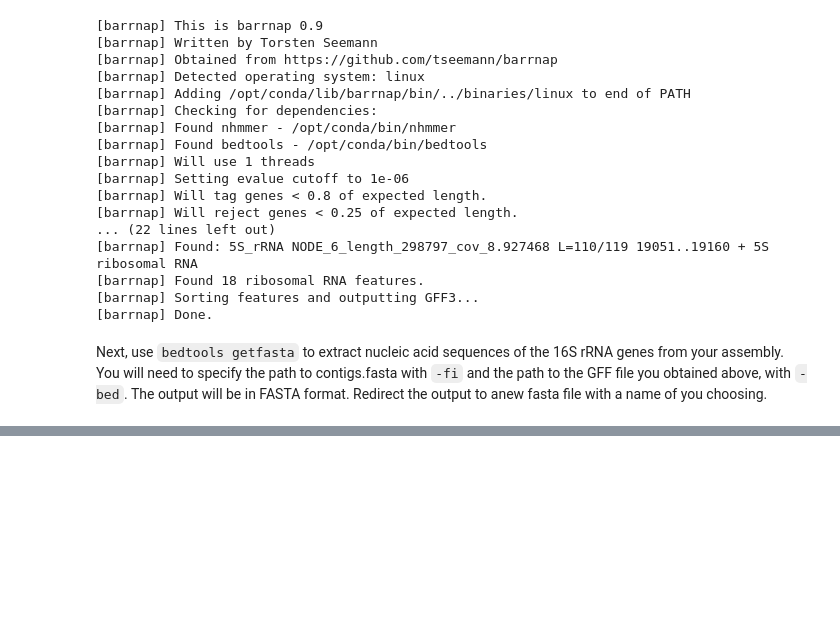
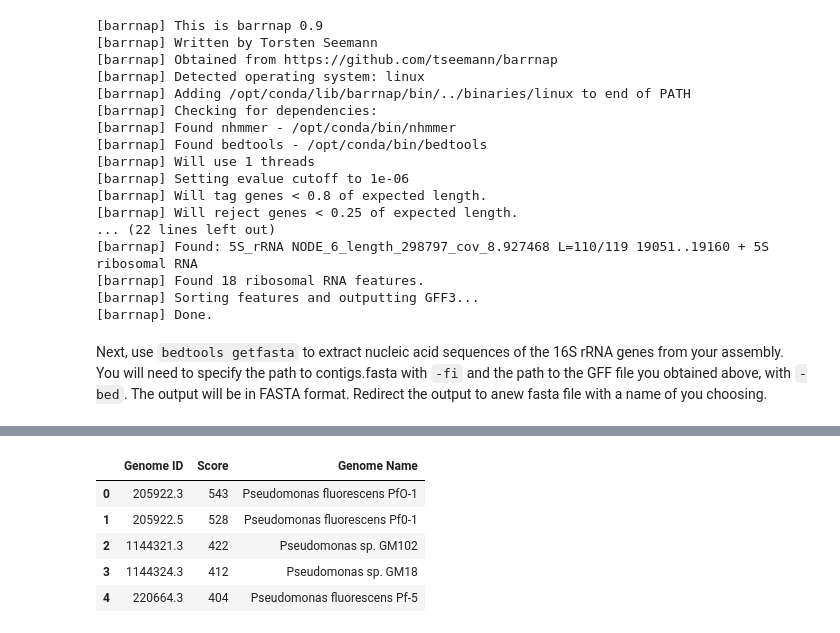
Before and after one commit to abondrn/compbio-labs, a Jupyter notebook: assembly/lab10.ipynb, the cells around one changed output, grey strips where cells are left out. Cells and saved outputs as stored; diff of their text form; code cells hidden in the pictures; blank space fills up the shorter version.

```diff
--- a/assembly/lab10.ipynb
+++ b/assembly/lab10.ipynb
@@ -295,0 +268,11 @@ When running RAST
+# %%
+import pandas as pd
+
+pd.read_csv("rast_species.tsv", sep="\t").head()
+# %% [output]
+|  | Genome ID | Score | Genome Name |
+| 0 | 205922.3 | 543 | Pseudomonas fluorescens PfO-1 |
+| 1 | 205922.5 | 528 | Pseudomonas fluorescens Pf0-1 |
+| 2 | 1144321.3 | 422 | Pseudomonas sp. GM102 |
+| 3 | 1144324.3 | 412 | Pseudomonas sp. GM18 |
+| 4 | 220664.3 | 404 | Pseudomonas fluorescens Pf-5 |
```
Also changed, not shown: parts of 3 cells of this notebook, 2 other files.
